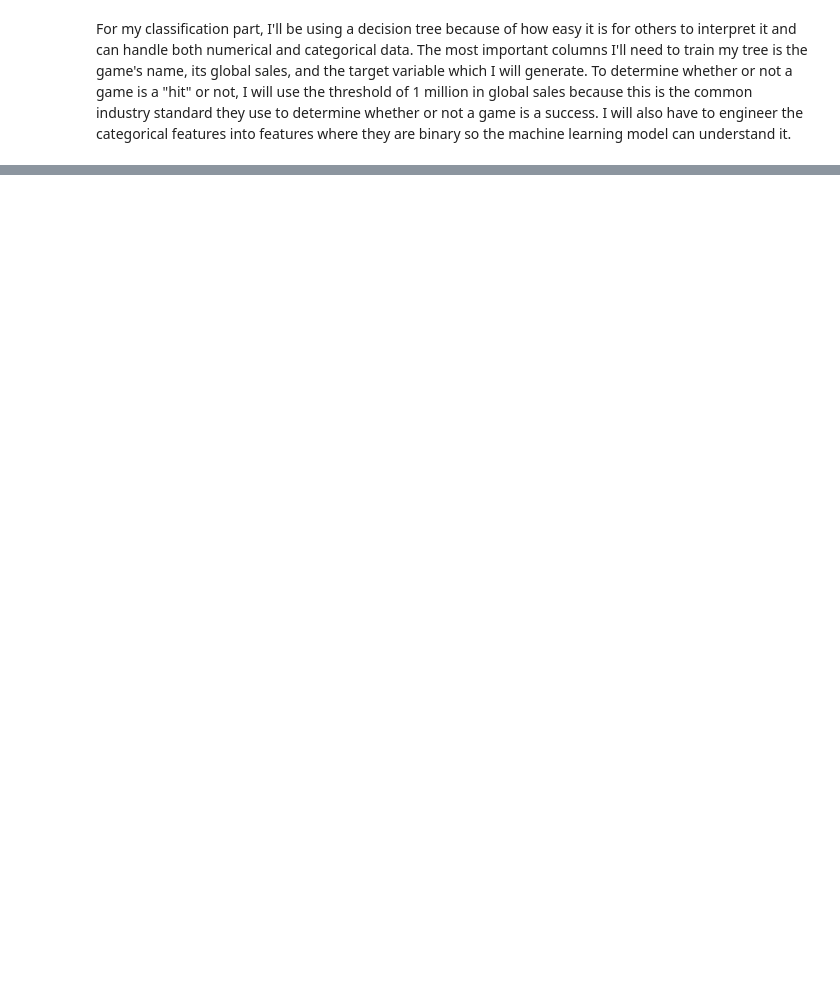
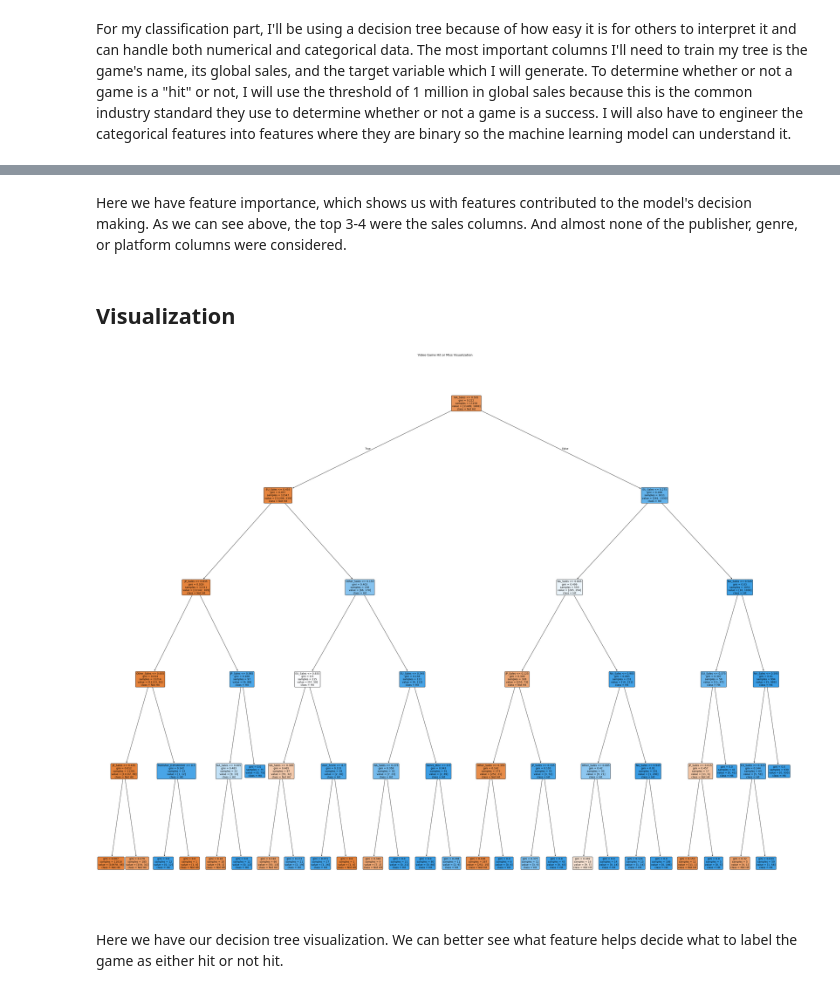
Before and after one commit to Jayaditya-Singh/Intro-to-Data-Mining-Portfolio, a Jupyter notebook: Project2.ipynb, the cells around one changed output, grey strips where cells are left out. Saved outputs shown, nothing was run; the diff lists cells and outputs as text; code cells hidden in the pictures; blank space fills up the shorter version.

```diff
--- a/Project2.ipynb
+++ b/Project2.ipynb
@@ -59,0 +148,2 @@ For my classification part, I'll be using a decision tree because of how easy it
+# %%
+game_sales_df = game_sales_df.drop(columns=['Name', 'Global_Sales', 'Critic_Count', 'User_Count', 'Developer', 'Rating'])
@@ -59,0 +154,3 @@ For my classification part, I'll be using a decision tree because of how easy it
+# %%
+game_sales_df = pd.get_dummies(game_sales_df, columns=['Platform', 'Genre', 'Publisher'], drop_first=True)
+print(game_sales_df)
@@ -59,0 +177,4 @@ For my classification part, I'll be using a decision tree because of how easy it
+# %%
+x = game_sales_df.drop(columns=['Hit'])
+y = game_sales_df['Hit']
+x_train, x_test, y_train, y_test = train_test_split(x, y, test_size=0.2, random_state=42)
@@ -59,0 +183,3 @@ For my classification part, I'll be using a decision tree because of how easy it
+# %%
+model = DecisionTreeClassifier(max_depth=5, random_state=42)
+model.fit(x_train, y_train)
@@ -59,0 +224,16 @@ For my classification part, I'll be using a decision tree because of how easy it
+# %% [markdown]
+Here we have feature importance, which shows us with features contributed to the model's decision making. As we can see above, the top 3-4 were the sales columns. And almost none of the publisher, genre, or platform columns were considered.
+# %% [markdown]
+## Visualization
+# %%
+plt.figure(figsize=(50, 40))
+plot_tree(model, feature_names=x.columns, class_names=['Not Hit', 'Hit'],
+          filled=True,
+          rounded=True,
+          fontsize=10)
+plt.title("Video Game Hit or Miss Visualization")
+plt.show()
+# %% [output]
+[figure, added]
+# %% [markdown]
+Here we have our decision tree visualization. We can better see what feature helps decide what to label the game as either hit or not hit.
```
Also changed, not shown: parts of 30 cells of this notebook.
